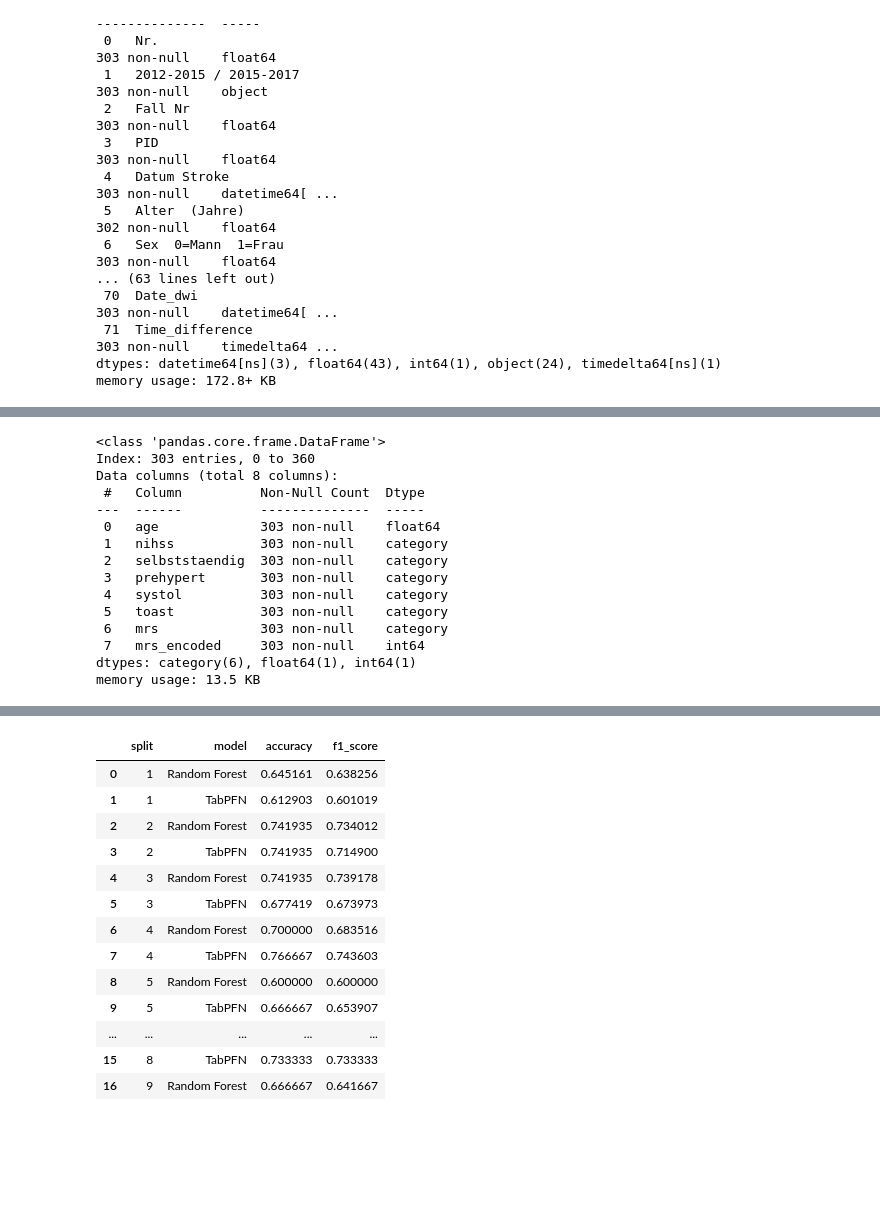
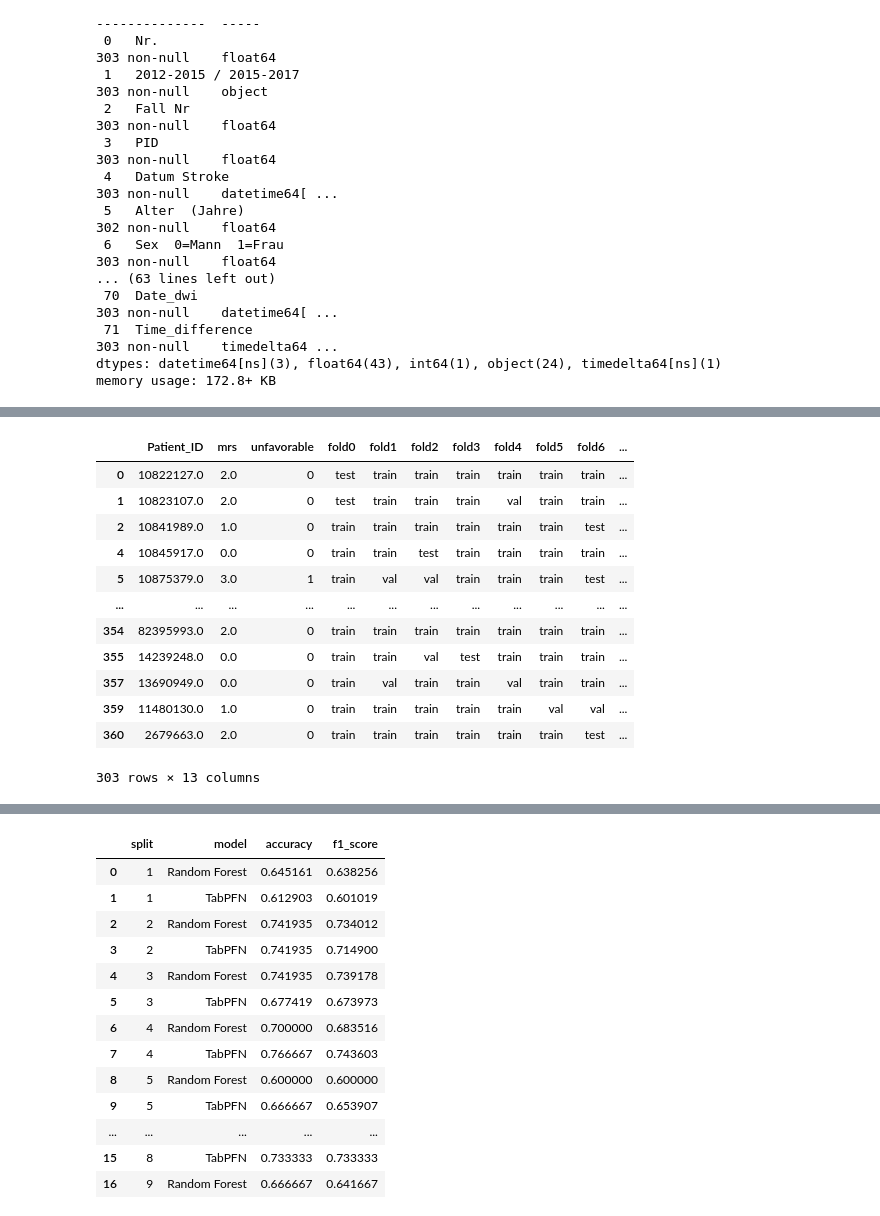
Before and after one commit to buehlpa/berne-cohort-data-pipeline, a Jupyter notebook: 5_0_0_HDf5_File_creation.ipynb, the cells around one changed output, grey strips where cells are left out. Saved outputs shown, nothing was run; the diff lists cells and outputs as text; code cells hidden in the pictures; blank space fills up the shorter version.

Commit message:
added train test val split

```diff
--- a/5_0_0_HDf5_File_creation.ipynb
+++ b/5_0_0_HDf5_File_creation.ipynb
@@ -345,17 +339,0 @@ memory usage: 11.1 KB
-# %%
-import pandas as pd
-from sklearn.model_selection import StratifiedKFold
-
-skf = StratifiedKFold(n_splits=10, shuffle=True, random_state=42)
-split_indices = []
-y = selected_tab['mrs'].cat.codes  # Convert categorical to numeric for stratification
-
-# Generate splits
-for fold, (train_idx, test_idx) in enumerate(skf.split(selected_tab, y)):
-    for idx in train_idx:
-        split_indices.append({'split': fold + 1, 'index': idx, 'set': 'train'})
-    for idx in test_idx:
-        split_indices.append({'split': fold + 1, 'index': idx, 'set': 'test'})
-
-split_df = pd.DataFrame(split_indices)
-split_df
@@ -376,19 +340,40 @@ split_df
-# %%
-selected_tab.to_csv(os.path.join(DATA_PATH, 'selected_tab_test.csv'), index=False)
-selected_tab.info()
-# %% [output]
-<class 'pandas.core.frame.DataFrame'>
-Index: 303 entries, 0 to 360
-Data columns (total 8 columns):
- #   Column          Non-Null Count  Dtype
----  ------          --------------  -----
- 0   age             303 non-null    float64
- 1   nihss           303 non-null    category
- 2   selbststaendig  303 non-null    category
- 3   prehypert       303 non-null    category
- 4   systol          303 non-null    category
- 5   toast           303 non-null    category
- 6   mrs             303 non-null    category
- 7   mrs_encoded     303 non-null    int64
-dtypes: category(6), float64(1), int64(1)
-memory usage: 13.5 KB
+# %%
+df = selected_tab
+if "mrs" not in df.columns:
+    raise ValueError("Column 'mrs' not found in the dataset")
+
+df["unfavorable"] = (df["mrs"] >= 3).astype(int)
+skf = StratifiedKFold(n_splits=10, shuffle=True, random_state=42)
+df[[f'fold{i}' for i in range(10)]] = ""
+
+# Assign folds
+for fold, (train_idx, test_idx) in enumerate(skf.split(df, df["mrs"])):
+    train_set, test_set = df.iloc[train_idx], df.iloc[test_idx]
+
+    skf_val = StratifiedKFold(n_splits=10, shuffle=True, random_state=42)
+    val_size = int(0.1 * len(train_set))
+    val_idx = np.random.choice(train_set.index, size=val_size, replace=False)
+    val_set = train_set.loc[val_idx]
+
+    df.loc[df.index.isin(test_set.index), f'fold{fold}'] = "test"
+    df.loc[df.index.isin(val_set.index), f'fold{fold}'] = "val"
+    df.loc[(df[f'fold{fold}'] == ""), f'fold{fold}'] = "train"
+
+output_columns = [ "Patient_ID", "mrs", "unfavorable"] + [f'fold{i}' for i in range(10)]
+df = df[output_columns]
+df.to_csv(os.path.join(DATA_PATH, '10Fold_ids_test.csv'), index=False)
+df
+# %% [output]
+|  | Patient_ID | mrs | unfavorable | fold0 | fold1 | fold2 | fold3 | fold4 | fold5 | fold6 | ... |
+| 0 | 10822127.0 | 2.0 | 0 | test | train | train | train | train | train | train | ... |
+| 1 | 10823107.0 | 2.0 | 0 | test | train | train | train | val | train | train | ... |
+| 2 | 10841989.0 | 1.0 | 0 | train | train | train | train | train | train | test | ... |
+| 4 | 10845917.0 | 0.0 | 0 | train | train | test | train | train | train | train | ... |
+| 5 | 10875379.0 | 3.0 | 1 | train | val | val | train | train | train | test | ... |
+| ... | ... | ... | ... | ... | ... | ... | ... | ... | ... | ... | ... |
+| 354 | 82395993.0 | 2.0 | 0 | train | train | train | train | train | train | train | ... |
+| 355 | 14239248.0 | 0.0 | 0 | train | train | val | test | train | train | train | ... |
+| 357 | 13690949.0 | 0.0 | 0 | train | val | train | train | val | train | train | ... |
+| 359 | 11480130.0 | 1.0 | 0 | train | train | train | train | train | val | val | ... |
+| 360 | 2679663.0 | 2.0 | 0 | train | train | train | train | train | train | test | ... |
+303 rows × 13 columns
```
Also changed, not shown: parts of 14 cells of this notebook.
